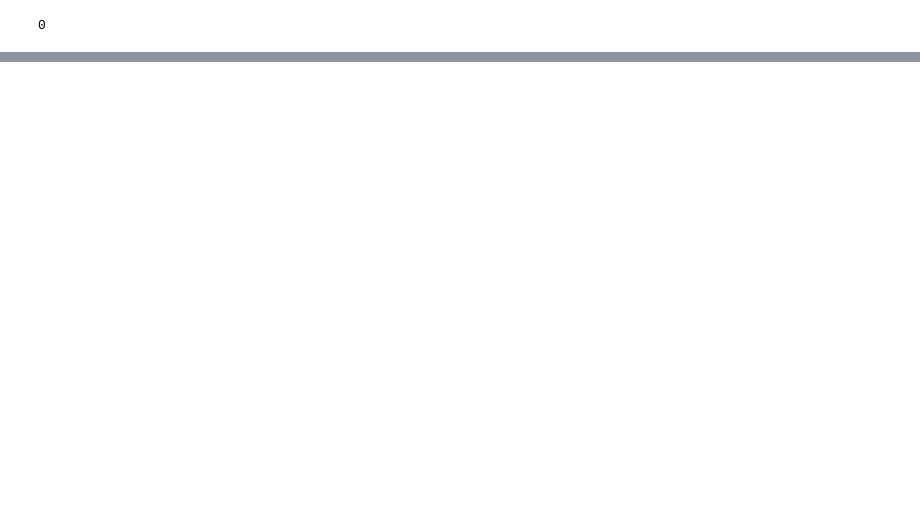
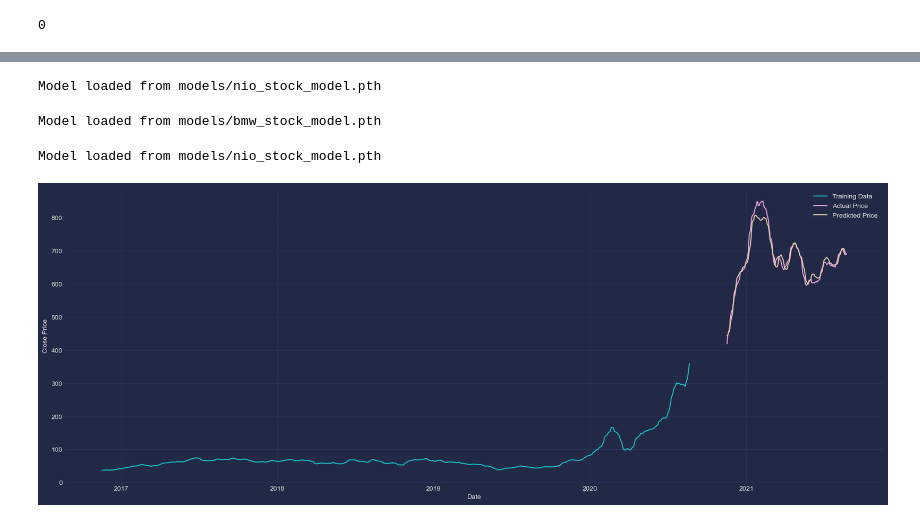
Before and after one commit to MahmoudNamNam/Prediction-of-Electric-Car-Prices, a Jupyter notebook: Electric_Car_price_EDA.ipynb, the cells around one changed output, grey strips where cells are left out. Cells and saved outputs as stored; diff of their text form; code cells hidden in the pictures; blank space fills up the shorter version.

```diff
--- a/Electric_Car_price_EDA.ipynb
+++ b/Electric_Car_price_EDA.ipynb
@@ -503,0 +516,39 @@ Model loaded from tesla_stock_model.pth
+# %%
+from model import StockPriceLSTM_v1 ,StockPriceLSTM_v2
+
+model = StockPriceLSTM_v1()
+model_path = 'models/nio_stock_model.pth'
+
+model.load_state_dict(torch.load(model_path,weights_only=True))
+
+model.eval()
+
+print(f"Model loaded from {model_path}")
+# %% [output]
+Model loaded from models/nio_stock_model.pth
+# %%
+from model import StockPriceLSTM_v1 ,StockPriceLSTM_v2
+from config import *
+model = StockPriceLSTM_v2(input_size=1, hidden_layer_size=HIDDEN_LAYER_SIZE, output_size=1)
+
+model_path = 'models/bmw_stock_model.pth'
+
+model.load_state_dict(torch.load(model_path))
+model.eval()
+
+print(f"Model loaded from {model_path}")
+# %% [output]
+Model loaded from models/bmw_stock_model.pth
+# %%
+from model import StockPriceLSTM_v1 ,StockPriceLSTM_v2
+
+model = StockPriceLSTM_v1()
+model_path = 'models/nio_stock_model.pth'
+
+model.load_state_dict(torch.load(model_path,weights_only=True))
+
+model.eval()
+
+print(f"Model loaded from {model_path}")
+# %% [output]
+Model loaded from models/nio_stock_model.pth
@@ -504,3 +557,27 @@ Model loaded from tesla_stock_model.pth
+# %%
+# Rescale predictions back to original scale
+predictions = scaler.inverse_transform(predictions)
+y_test_rescaled = scaler.inverse_transform(y_test.unsqueeze(1).numpy())
+
+# Ensure predictions and test data index match
+train_plot_index = data.index[sequence_length:train_size]
+test_plot_index = data.index[train_size + sequence_length:]
+
+# Plot training data
+plt.plot(train_plot_index, scaler.inverse_transform(train_data)[sequence_length:], label='Training Data')
+
+# Plot actual prices
+plt.plot(test_plot_index, y_test_rescaled, label='Actual Price',color='#faee')
+
+# Plot predicted prices
+plt.plot(test_plot_index, predictions, label='Predicted Price',color='#eacfaa')
+
+plt.xlabel('Date')
+plt.ylabel('Close Price')
+plt.legend()
+plt.show()
+# %% [output]
+[figure, added]
 # %%
 import pandas as pd
 
```
Also changed, not shown: parts of 29 cells of this notebook, 57 other files.
